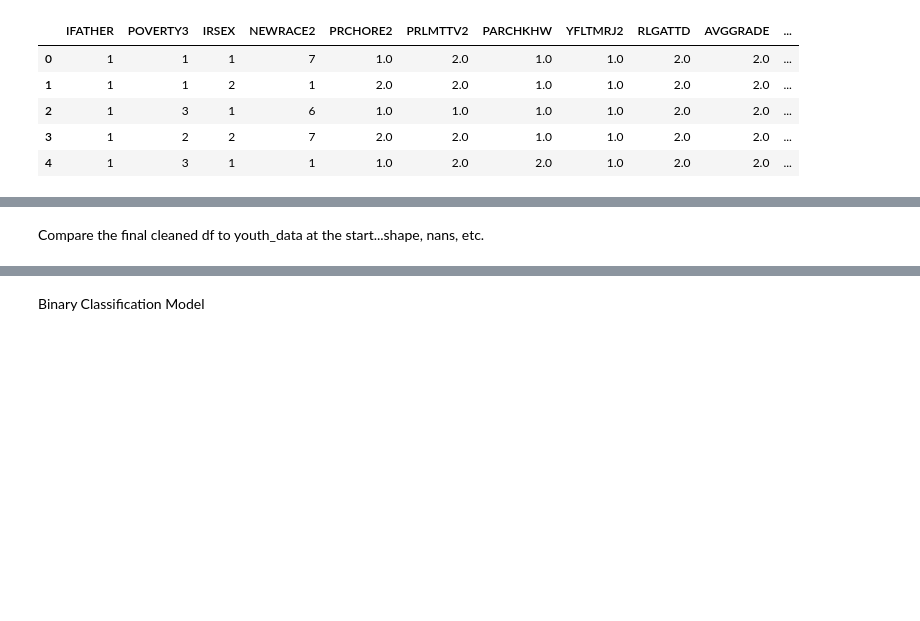
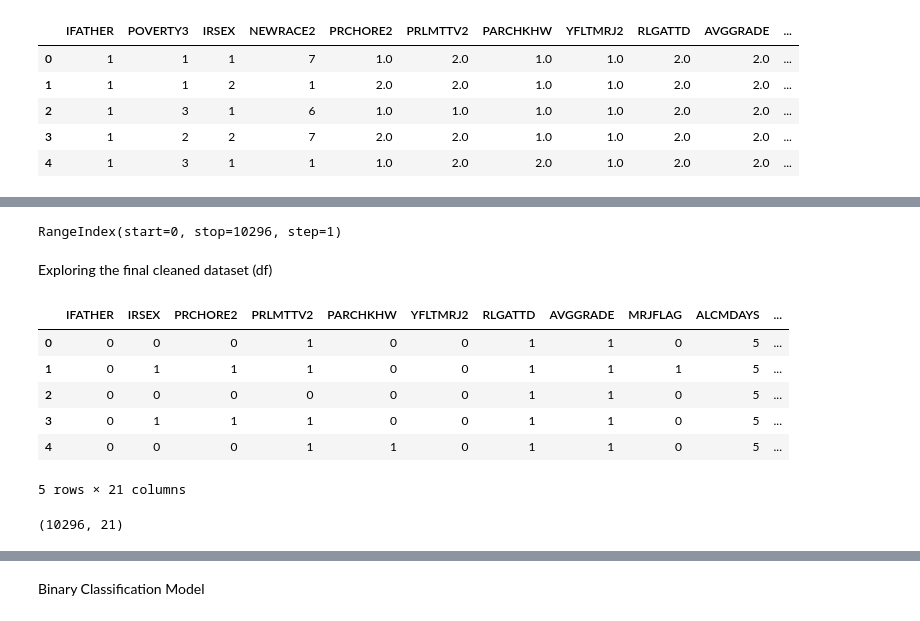
Before and after one commit to aboschman/Machine_Learning2, a Jupyter notebook: HW1.ipynb, the cells around one changed output, grey strips where cells are left out. Cells and saved outputs as stored; diff of their text form; code cells hidden in the pictures; blank space fills up the shorter version.

```diff
--- a/HW1.ipynb
+++ b/HW1.ipynb
@@ -235,0 +277,3 @@ Final Dataset to Model with
+# %%
+#Reset the index
+df = df.reset_index(drop=True)
@@ -338,7 +346,7 @@ for col in cols_to_bin:
     df[col] = lb.fit_transform(df[col])
 # %%
 #One-Hot Encoding
-cols_to_oh = ['POVERTY3', 'NEWRACE2', 'IRALCAGE']
+cols_to_oh = ['POVERTY3', 'NEWRACE2']
 
 encoder = OneHotEncoder(handle_unknown='ignore', sparse_output=False)
 encoded_array = encoder.fit_transform(df[cols_to_oh])
@@ -346,10 +354,40 @@ encoded_array = encoder.fit_transform(df[cols_to_oh])
 #turn back into DataFrame
 encoded_df = pd.DataFrame(
     encoded_array,
-    columns=encoder.get_feature_names_out(cols_to_oh)
+    columns=encoder.get_feature_names_out(cols_to_oh),
+    index=df.index
 )
 
 #sparse_output=False prevents memory efficient storage
 #that prevents easy conversion back into a dataframe
+
+#index=df.index sets the index of the encoded_df
+#to be the same as it was in the current df
+#This allows for concatenation below to have the rows line up correctly
-# %% [markdown]
-Compare the final cleaned df to youth_data at the start...shape, nans, etc.
+# %%
+#Drop the original columns that have now been OH
+df = df.drop(columns=cols_to_oh)
+# %%
+#Concatenate the encoded dataframe with the remaining columns
+df = pd.concat([df, encoded_df], axis=1)
+# %%
+#Verifying the index remains unchanged
+df.index
+# %% [output]
+RangeIndex(start=0, stop=10296, step=1)
+# %% [markdown]
+Exploring the final cleaned dataset (df)
+# %%
+df.head()
+# %% [output]
+|  | IFATHER | IRSEX | PRCHORE2 | PRLMTTV2 | PARCHKHW | YFLTMRJ2 | RLGATTD | AVGGRADE | MRJFLAG | ALCMDAYS | ... |
+| 0 | 0 | 0 | 0 | 1 | 0 | 0 | 1 | 1 | 0 | 5 | ... |
+| 1 | 0 | 1 | 1 | 1 | 0 | 0 | 1 | 1 | 1 | 5 | ... |
+| 2 | 0 | 0 | 0 | 0 | 0 | 0 | 1 | 1 | 0 | 5 | ... |
+| 3 | 0 | 1 | 1 | 1 | 0 | 0 | 1 | 1 | 0 | 5 | ... |
+| 4 | 0 | 0 | 0 | 1 | 1 | 0 | 1 | 1 | 0 | 5 | ... |
+5 rows × 21 columns
+# %%
+df.shape
+# %% [output]
+(10296, 21)
```
Also changed, not shown: parts of 137 cells of this notebook.
